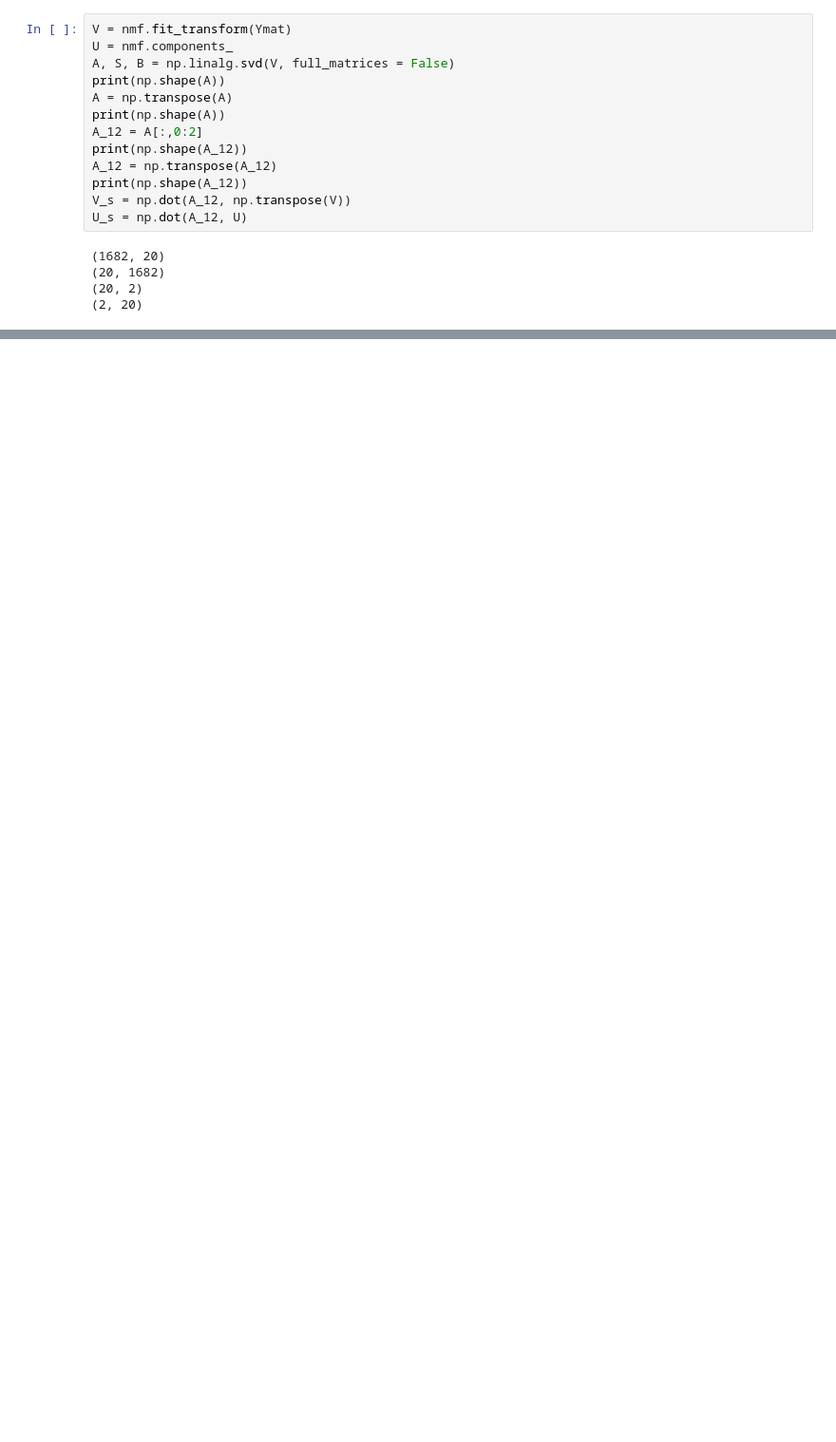
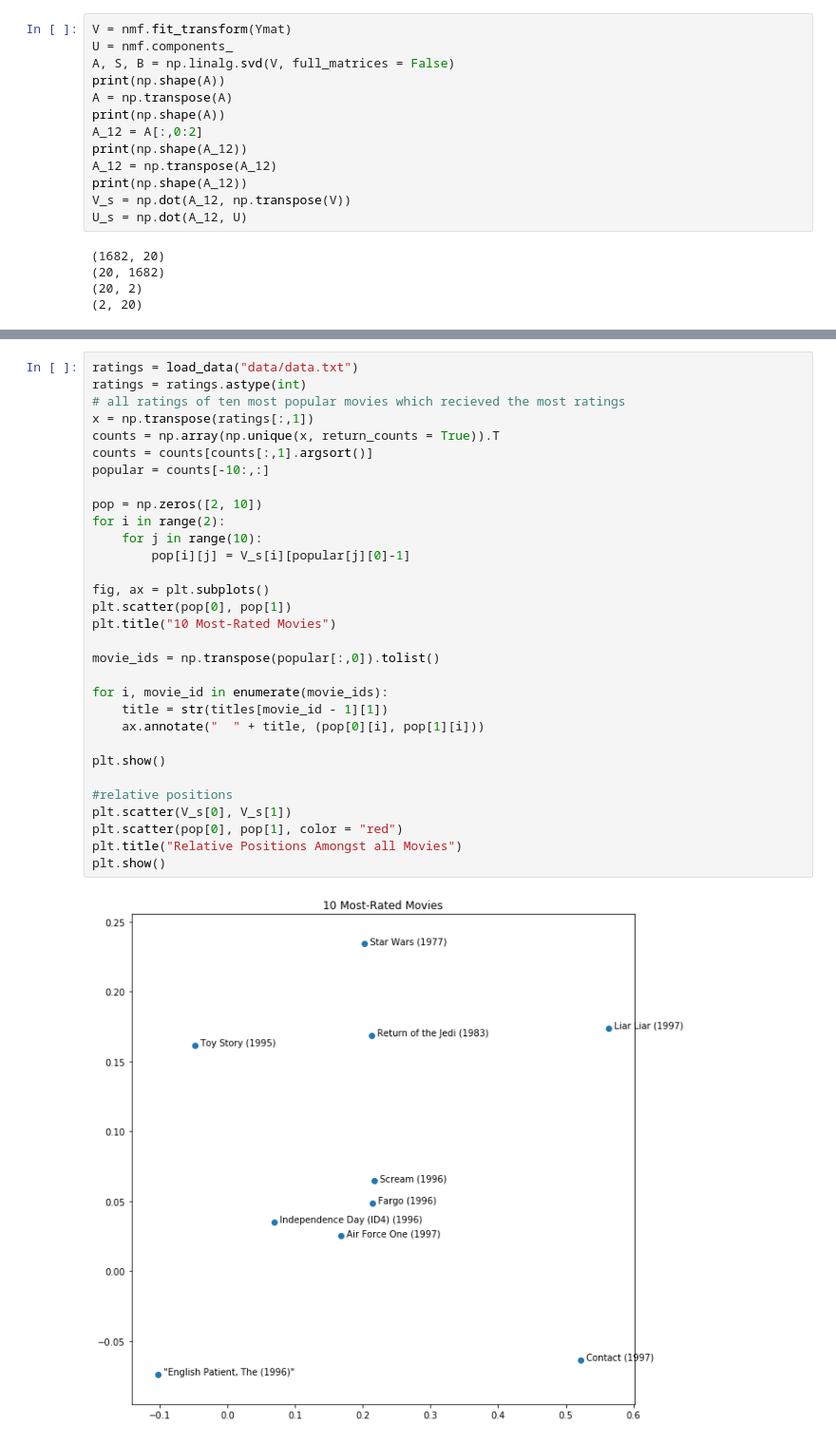
Before and after one commit to jwcomo66/miniproject2, a Jupyter notebook: off_the_shelf.ipynb, the cells around one changed output, grey strips where cells are left out. Shown at 95% size. Saved outputs shown, nothing was run; the diff lists cells and outputs as text; blank space fills up the shorter version.

```diff
--- a/off_the_shelf.ipynb
+++ b/off_the_shelf.ipynb
@@ -193,0 +256,33 @@ U_s = np.dot(A_12, U)
+# %%
+ratings = load_data("data/data.txt")
+ratings = ratings.astype(int)
+# all ratings of ten most popular movies which recieved the most ratings
+x = np.transpose(ratings[:,1])
+counts = np.array(np.unique(x, return_counts = True)).T
+counts = counts[counts[:,1].argsort()]
+popular = counts[-10:,:]
+
+pop = np.zeros([2, 10])
+for i in range(2):
+    for j in range(10):
+        pop[i][j] = V_s[i][popular[j][0]-1]
+
+fig, ax = plt.subplots()
+plt.scatter(pop[0], pop[1])
+plt.title("10 Most-Rated Movies")
+
+movie_ids = np.transpose(popular[:,0]).tolist()
+
+for i, movie_id in enumerate(movie_ids):
+    title = str(titles[movie_id - 1][1])
+    ax.annotate("  " + title, (pop[0][i], pop[1][i]))
+
+plt.show()
+
+#relative positions
+plt.scatter(V_s[0], V_s[1])
+plt.scatter(pop[0], pop[1], color = "red")
+plt.title("Relative Positions Amongst all Movies")
+plt.show()
+# %% [output]
+[figure, added]
```
Also changed, not shown: parts of 17 cells of this notebook.
